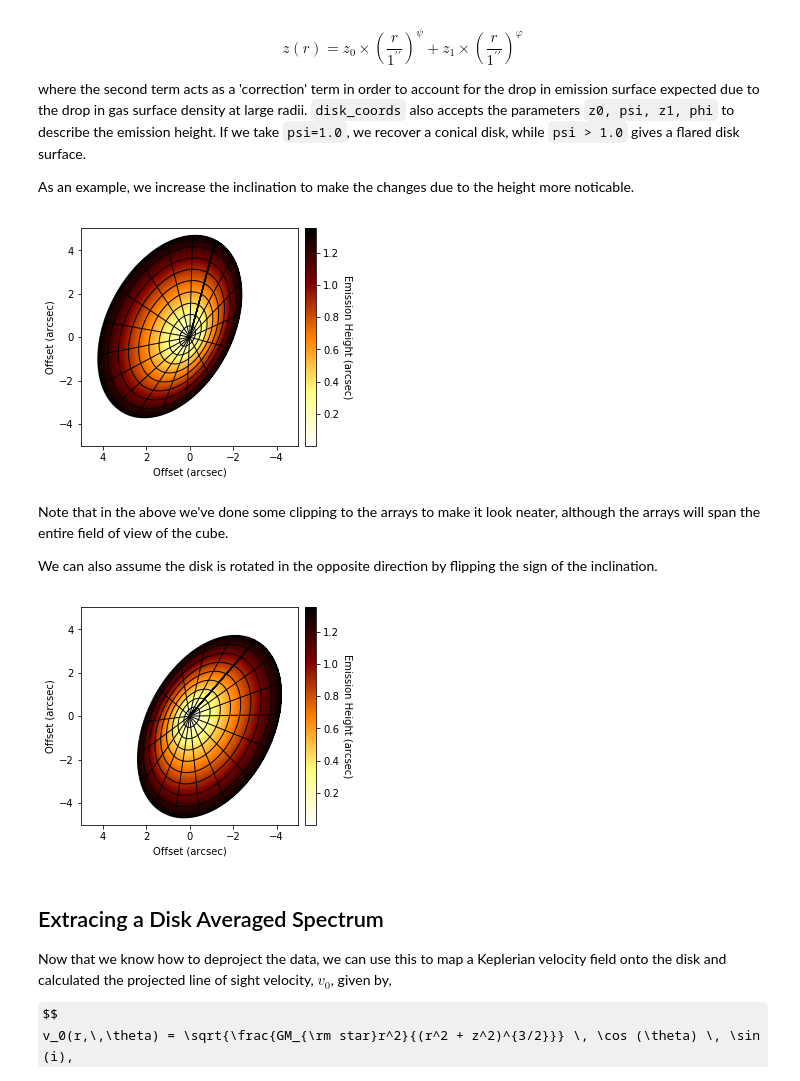
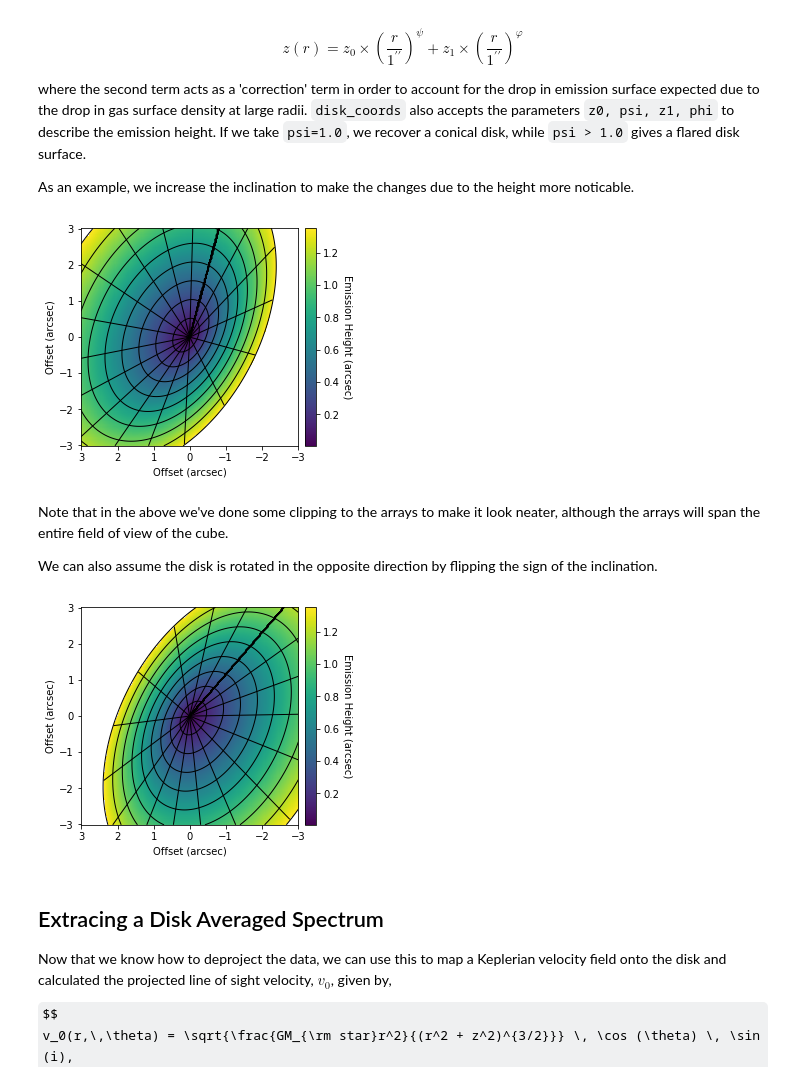
Before and after one commit to richteague/gofish, a Jupyter notebook: docs/user/fishing_basics.ipynb, the cells around one changed output. Cells and saved outputs as stored; diff of their text form; code cells hidden in the pictures; some formulas as TeX source.

```diff
--- a/docs/user/fishing_basics.ipynb
+++ b/docs/user/fishing_basics.ipynb
@@ -18,7 +16,7 @@ import numpy as np
 import matplotlib.pyplot as plt
 from gofish import imagecube
 # %%
-cube = imagecube('/Users/rteague/Projects/TWHya_Kinematics/Data/ALMA/Huang/dataverse_TWHya_CO_cube.fits', clip=5.0)
+cube = imagecube('TWHya_CS_32.fits', clip=3.0)
 # %% [markdown]
 You can use the `clip` argument here to trim down your image cube to a field of view which may speed up calculations.
 
@@ -65,7 +63,7 @@ As an example, we increase the inclination to make the changes due to the height
 rvals, tvals, zvals = cube.disk_coords(inc=50.0, PA=152.0, z0=0.3, psi=1.0)
 # %%
 fig, ax = plt.subplots()
-im = ax.imshow(np.where(rvals <= 4.5, zvals, np.nan), origin='lower', extent=cube.extent, cmap='afmhot_r')
+im = ax.imshow(np.where(rvals <= 4.5, zvals, np.nan), origin='lower', extent=cube.extent)
 ax.contour(cube.xaxis, cube.yaxis, rvals, np.arange(0.5, 5.0, 0.5), linewidths=1.0, colors='k')
 ax.contour(cube.xaxis, cube.yaxis, np.where(rvals <= 4.5, tvals, np.nan),
            np.linspace(-np.pi, np.pi, 18)[:-1], linewidths=1.0, linestyles='-', colors='k')
@@ -74,7 +72,7 @@ ax.set_xlabel('Offset (arcsec)')
 ax.set_ylabel('Offset (arcsec)')
 cb.set_label('Emission Height (arcsec)', rotation=270, labelpad=13)
 # %% [output]
-[figure, old version]
+[figure, new version]
 # %% [markdown]
 Note that in the above we've done some clipping to the arrays to make it look neater, although the arrays will span the entire field of view of the cube.
 
@@ -83,16 +81,16 @@ We can also assume the disk is rotated in the opposite direction by flipping the
 rvals, tvals, zvals = cube.disk_coords(inc=-50.0, PA=152.0, z0=0.3, psi=1.0)
 # %%
 fig, ax = plt.subplots()
-im = ax.imshow(np.where(rvals <= 4.5, zvals, np.nan), origin='lower', extent=cube.extent, cmap='afmhot_r')
+im = ax.imshow(np.where(rvals <= 4.5, zvals, np.nan), origin='lower', extent=cube.extent)
 ax.contour(cube.xaxis, cube.yaxis, rvals, np.arange(0.5, 5.0, 0.5), linewidths=1.0, colors='k')
 ax.contour(cube.xaxis, cube.yaxis, np.where(rvals <= 4.5, tvals, np.nan),
            np.linspace(-np.pi, np.pi, 18)[:-1], linewidths=1.0, linestyles='-', colors='k')
 cb = plt.colorbar(im, pad=0.02)
 ax.set_xlabel('Offset (arcsec)')
 ax.set_ylabel('Offset (arcsec)')
 cb.set_label('Emission Height (arcsec)', rotation=270, labelpad=13)
 # %% [output]
-[figure, old version]
+[figure, new version]
 # %% [markdown]
 ## Extracing a Disk Averaged Spectrum
 
```
Also changed, not shown: parts of 11 cells of this notebook, 4 other files.
